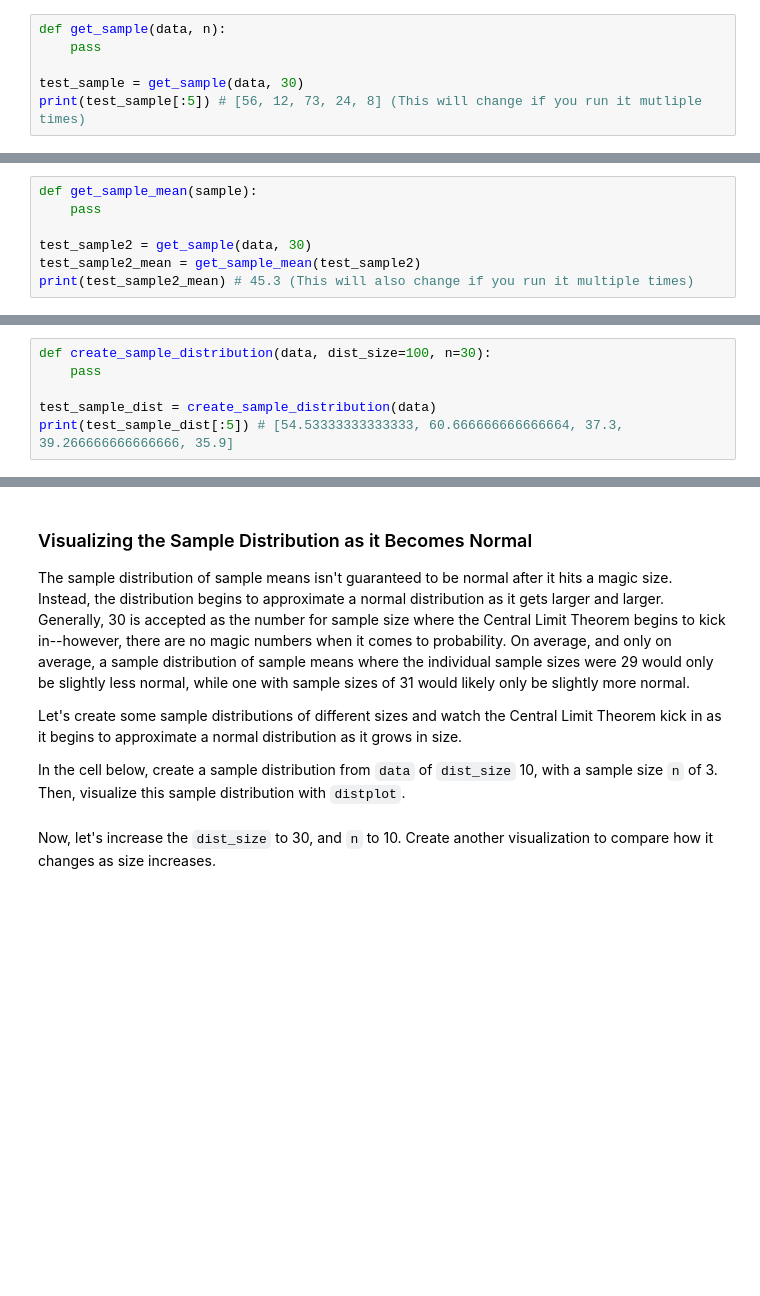
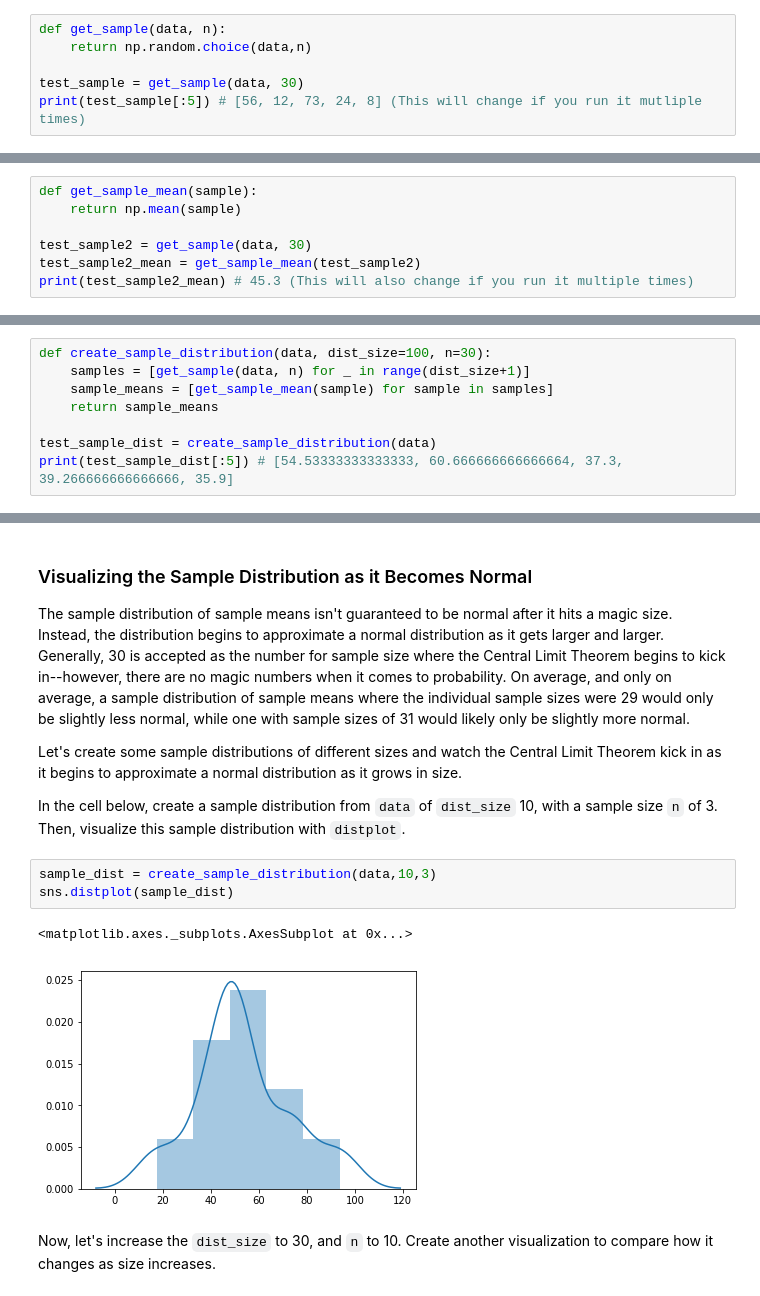
Before and after one commit to slieb74/ds-central-limit-theorem-lab-nyc-career-ds-062518, a Jupyter notebook: index.ipynb, the cells around one changed output, grey strips where cells are left out. Cells and saved outputs as stored; diff of their text form; blank space fills up the shorter version.

```diff
--- a/index.ipynb
+++ b/index.ipynb
@@ -50,7 +61,7 @@ In order to create a Sample Distribution of Sample Means, we need to first write
 In the cell below, write a function that takes in an array of numbers `data` and a sample size `n` and returns an array that is a random sample of `data`, of size `n`.
 # %%
 def get_sample(data, n):
-    pass
+    return np.random.choice(data,n)
 
 test_sample = get_sample(data, 30)
 print(test_sample[:5]) # [56, 12, 73, 24, 8] (This will change if you run it mutliple times)
@@ -60,7 +73,7 @@ print(test_sample[:5]) # [56, 12, 73, 24, 8] (This will change if you run it mut
 Next, we'll write another helper function that takes in a sample and returns the mean of that sample.
 # %%
 def get_sample_mean(sample):
-    pass
+    return np.mean(sample)
 
 test_sample2 = get_sample(data, 30)
 test_sample2_mean = get_sample_mean(test_sample2)
@@ -73,7 +88,9 @@ Now that we have helper functions to help us sample with replacement and calcula
 In the cell below, write a function that takes in 3 arguments: the dataset, the size of the distribution to create, and the size of each individual sample.  The function should return a sample distribution of sample means of the given size.
 # %%
 def create_sample_distribution(data, dist_size=100, n=30):
-    pass
+    samples = [get_sample(data, n) for _ in range(dist_size+1)]
+    sample_means = [get_sample_mean(sample) for sample in samples]
+    return sample_means
 
 test_sample_dist = create_sample_distribution(data)
 print(test_sample_dist[:5]) # [54.53333333333333, 60.666666666666664, 37.3, 39.266666666666666, 35.9]
@@ -85,5 +104,11 @@ The sample distribution of sample means isn't guaranteed to be normal after it h
 Let's create some sample distributions of different sizes and watch the Central Limit Theorem kick in as it begins to approximate a normal distribution as it grows in size.
 
 In the cell below, create a sample distribution from `data` of `dist_size` 10, with a sample size `n` of 3. Then, visualize this sample distribution with `distplot`.
+# %%
+sample_dist = create_sample_distribution(data,10,3)
+sns.distplot(sample_dist)
+# %% [output]
+<matplotlib.axes._subplots.AxesSubplot at 0x...>
+[figure, added]
 # %% [markdown]
 Now, let's increase the `dist_size` to 30, and `n` to 10.  Create another visualization to compare how it changes as size increases.
```
Also changed, not shown: parts of 8 cells of this notebook.
